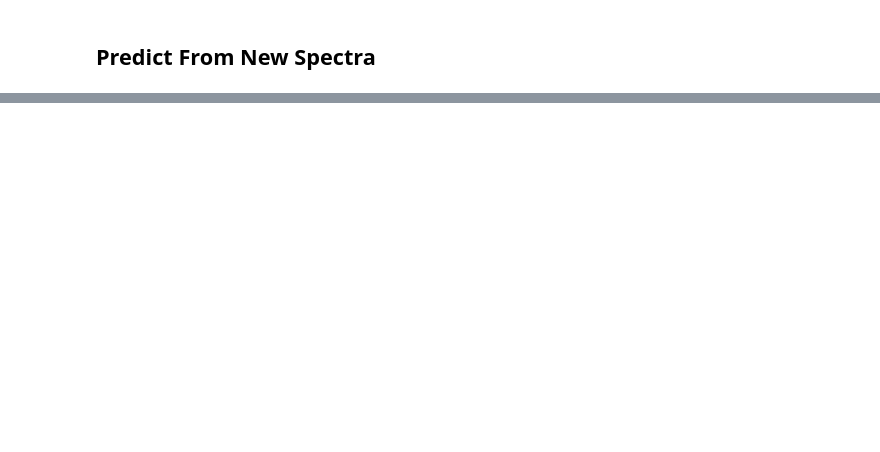
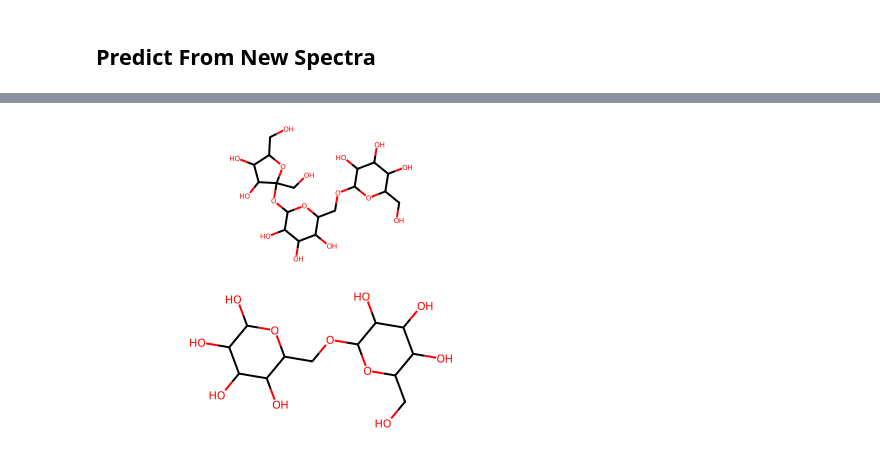
Before and after one commit to biorack/chemecho, a Jupyter notebook: notebooks/tutorial_with_example.ipynb, the cells around one changed output, grey strips where cells are left out. Saved outputs shown, nothing was run; the diff lists cells and outputs as text; code cells hidden in the pictures; blank space fills up the shorter version.

```diff
--- a/notebooks/tutorial_with_example.ipynb
+++ b/notebooks/tutorial_with_example.ipynb
@@ -149,0 +207,2 @@ test_pred
+# %%
+massql_rules = convert_tree_to_massql(model, list(feature_vector_index_map.keys()), positive_class=1, data_type="MS2DATA", tolerance=10, polarity=None, precision=3)
@@ -149,0 +220,13 @@ test_pred
+# %%
+# load data. Demo data is json, but can use mgf or mzml
+ms1_df, ms2_df = msql_fileloading.load_data("demo_spectra.json")
+demo_spectra = pd.read_json("demo_spectra.json")
+
+# Apply queries to demo data
+all_results = []
+for query in massql_rules.split('|||'):
+    results_df = msql_engine.process_query(query, "demo_spectra.json", ms1_df=ms1_df, ms2_df=ms2_df, path_to_grammar=None)
+    all_results.append(results_df)
+
+all_results = pd.concat(all_results)
+all_results = pd.merge(all_results, demo_spectra.rename(columns={'spectrum_id':'scan'}), on='scan')
@@ -149,0 +286,8 @@ test_pred
+# %%
+# display retrieved structures
+for smiles in all_results.smiles.tolist():
+    mol = AllChem.MolFromSmiles(smiles)
+    display(mol)
+# %% [output]
+[figure, added]
+[figure, added]
```
Also changed, not shown: parts of 22 cells of this notebook, 1 other file.
